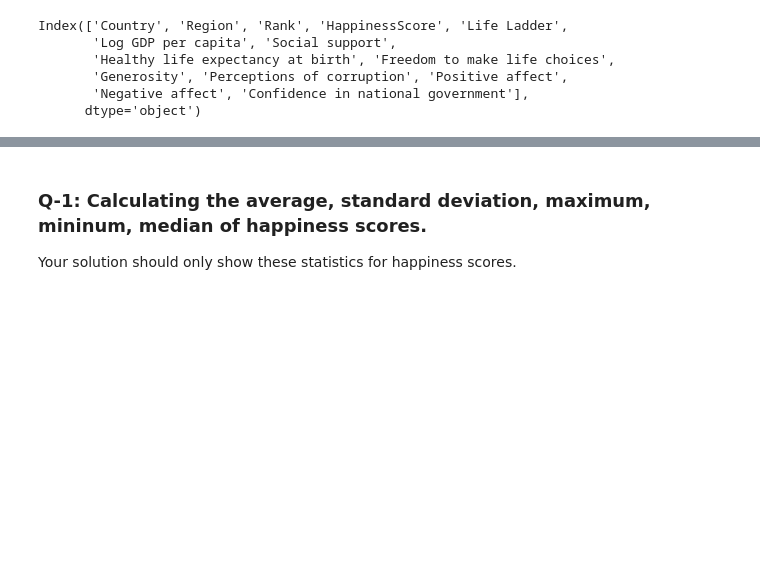
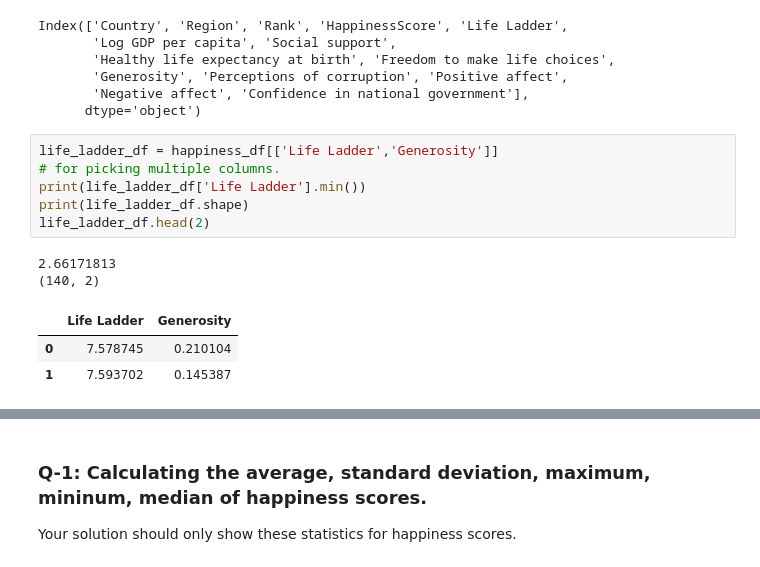
Before and after one commit to OpenCV13/dm, a Jupyter notebook: module_3.ipynb, the cells around one changed output, grey strips where cells are left out. Drawn from its saved outputs; the diff is of its cells as text; blank space fills up the shorter version.

```diff
--- a/module_3.ipynb
+++ b/module_3.ipynb
@@ -241,3 +243,15 @@ Index(['Country', 'Region', 'Rank', 'HappinessScore', 'Life Ladder',
        'Generosity', 'Perceptions of corruption', 'Positive affect',
        'Negative affect', 'Confidence in national government'],
       dtype='object')
+# %%
+life_ladder_df = happiness_df[['Life Ladder','Generosity']]
+# for picking multiple columns.
+print(life_ladder_df['Life Ladder'].min())
+print(life_ladder_df.shape)
+life_ladder_df.head(2)
+# %% [output]
+2.66171813
+(140, 2)
+|  | Life Ladder | Generosity |
+| 0 | 7.578745 | 0.210104 |
+| 1 | 7.593702 | 0.145387 |
```
Also changed, not shown: parts of 4 cells of this notebook.
